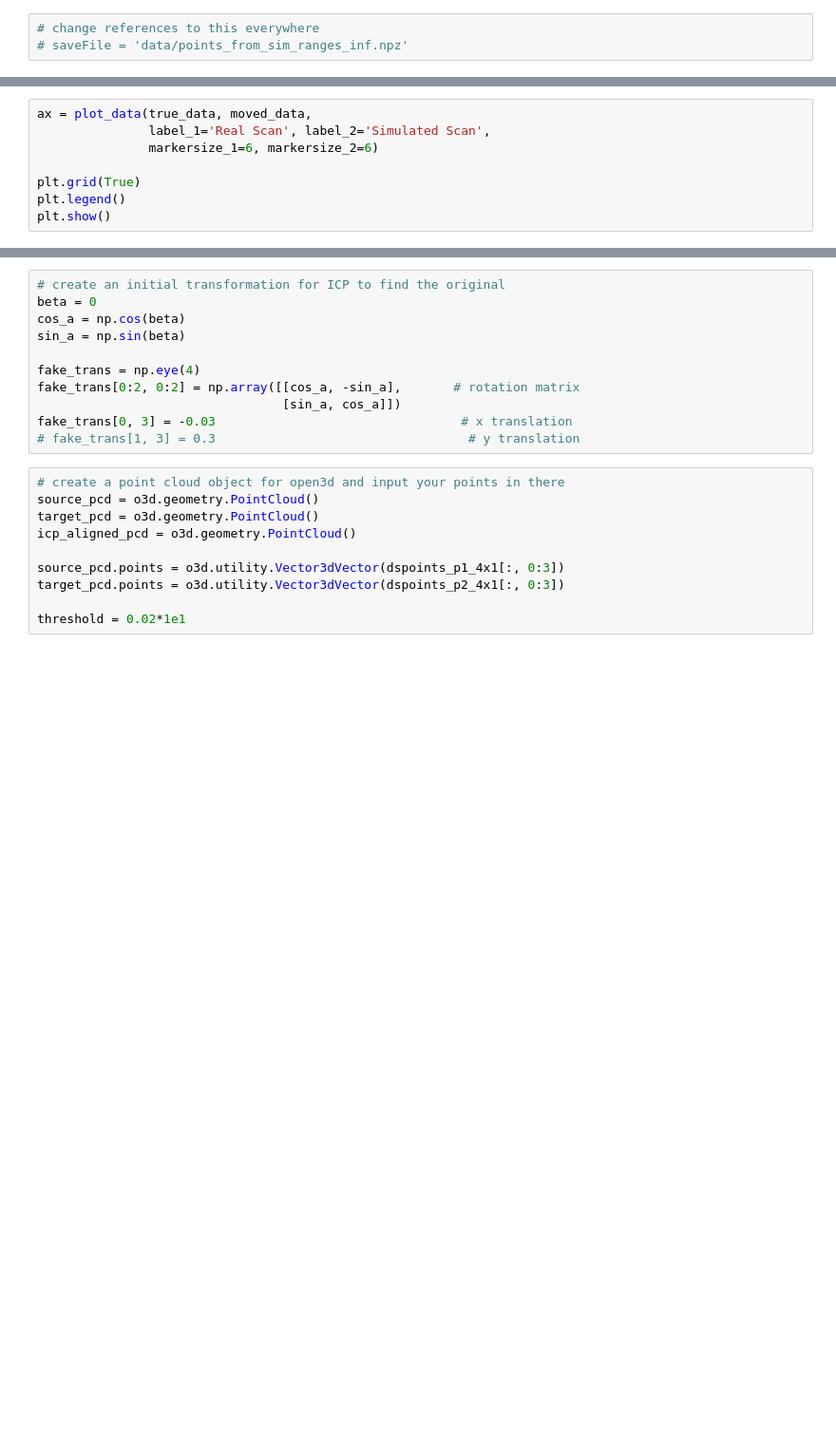
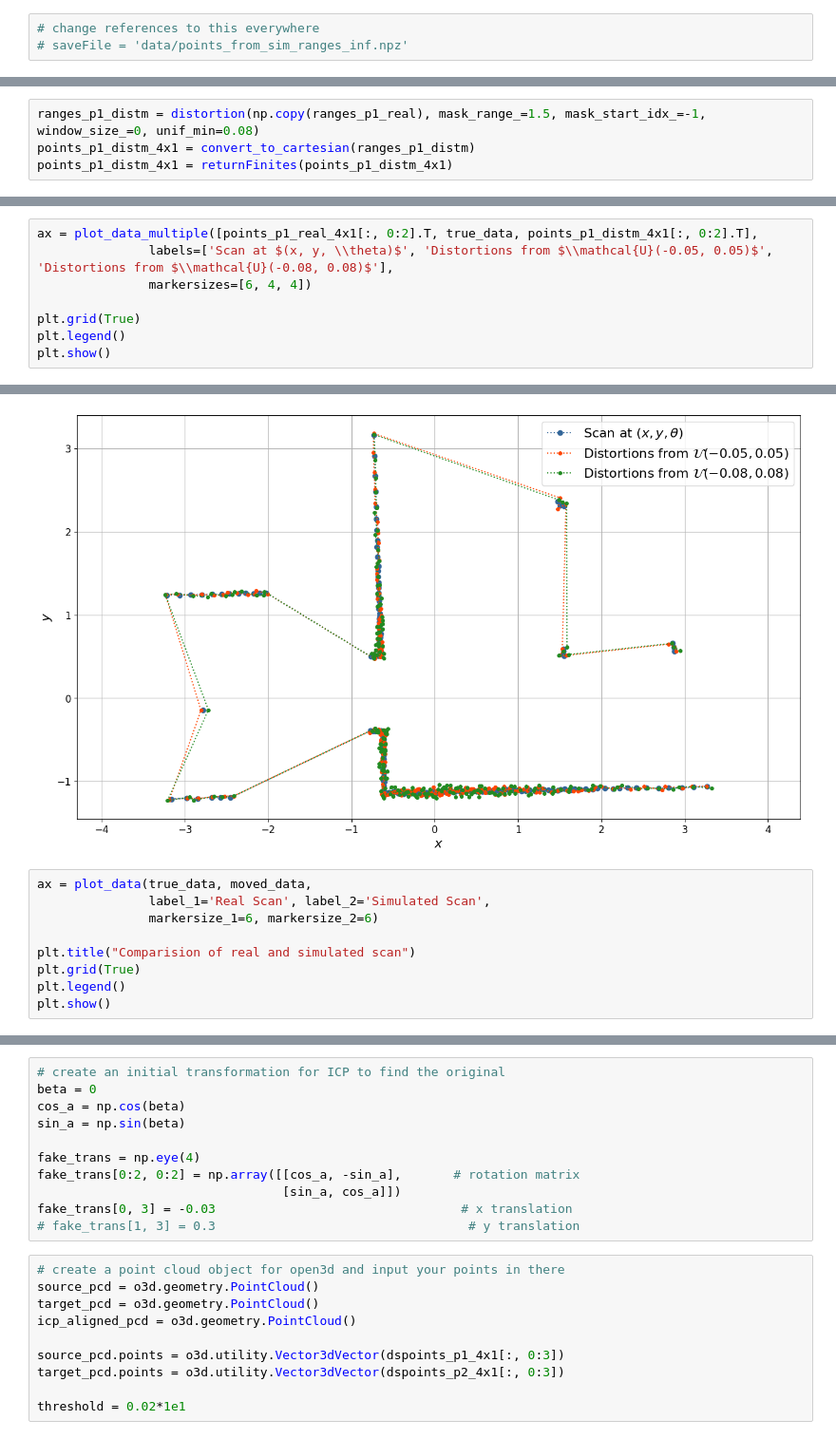
Before and after one commit to shrinivas96/icp_playground, a Jupyter notebook: generate_images1.ipynb, the cells around one changed output, grey strips where cells are left out. Shown: that part at 95% size. Saved outputs shown, nothing was run; the diff lists cells and outputs as text; blank space fills up the shorter version.

```diff
--- a/generate_images1.ipynb
+++ b/generate_images1.ipynb
@@ -147,3 +45,7 @@ dspoints_p2_4x1 = returnFinites(diff_points_from_ranges['points_p2'])
 
 true_data = dspoints_p1_4x1[:, 0:2].T
 moved_data = dspoints_p2_4x1[:, 0:2].T
+# %%
+ranges_p1_distm = distortion(np.copy(ranges_p1_real), mask_range_=1.5, mask_start_idx_=-1, window_size_=0, unif_min=0.08)
+points_p1_distm_4x1 = convert_to_cartesian(ranges_p1_distm)
+points_p1_distm_4x1 = returnFinites(points_p1_distm_4x1)
@@ -149,0 +72,9 @@ moved_data = dspoints_p2_4x1[:, 0:2].T
+# %%
+ax = plot_data_multiple([points_p1_real_4x1[:, 0:2].T, true_data, points_p1_distm_4x1[:, 0:2].T],
+               labels=['Scan at $(x, y, \\theta)$', 'Distortions from $\\mathcal{U}(-0.05, 0.05)$', 'Distortions from $\\mathcal{U}(-0.08, 0.08)$'],
+               markersizes=[6, 4, 4])
+
+plt.grid(True)
+plt.legend()
+plt.show()
+# %% [output]
@@ -150,8 +85,10 @@ moved_data = dspoints_p2_4x1[:, 0:2].T
+[figure, added]
 # %%
 ax = plot_data(true_data, moved_data,
                label_1='Real Scan', label_2='Simulated Scan',
                markersize_1=6, markersize_2=6)
 
+plt.title("Comparision of real and simulated scan")
 plt.grid(True)
 plt.legend()
 plt.show()
```
Also changed, not shown: parts of 11 cells of this notebook, 36 other files.
